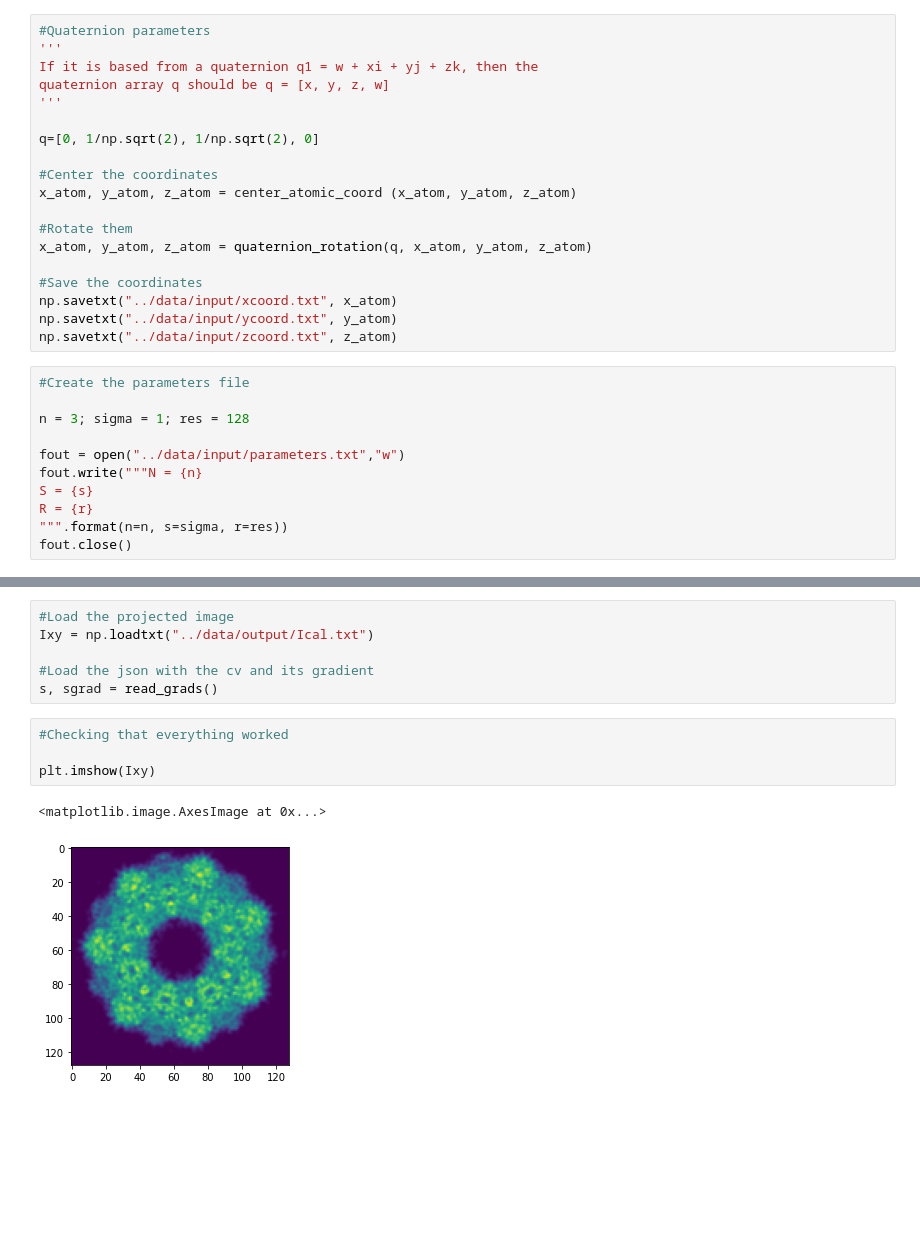
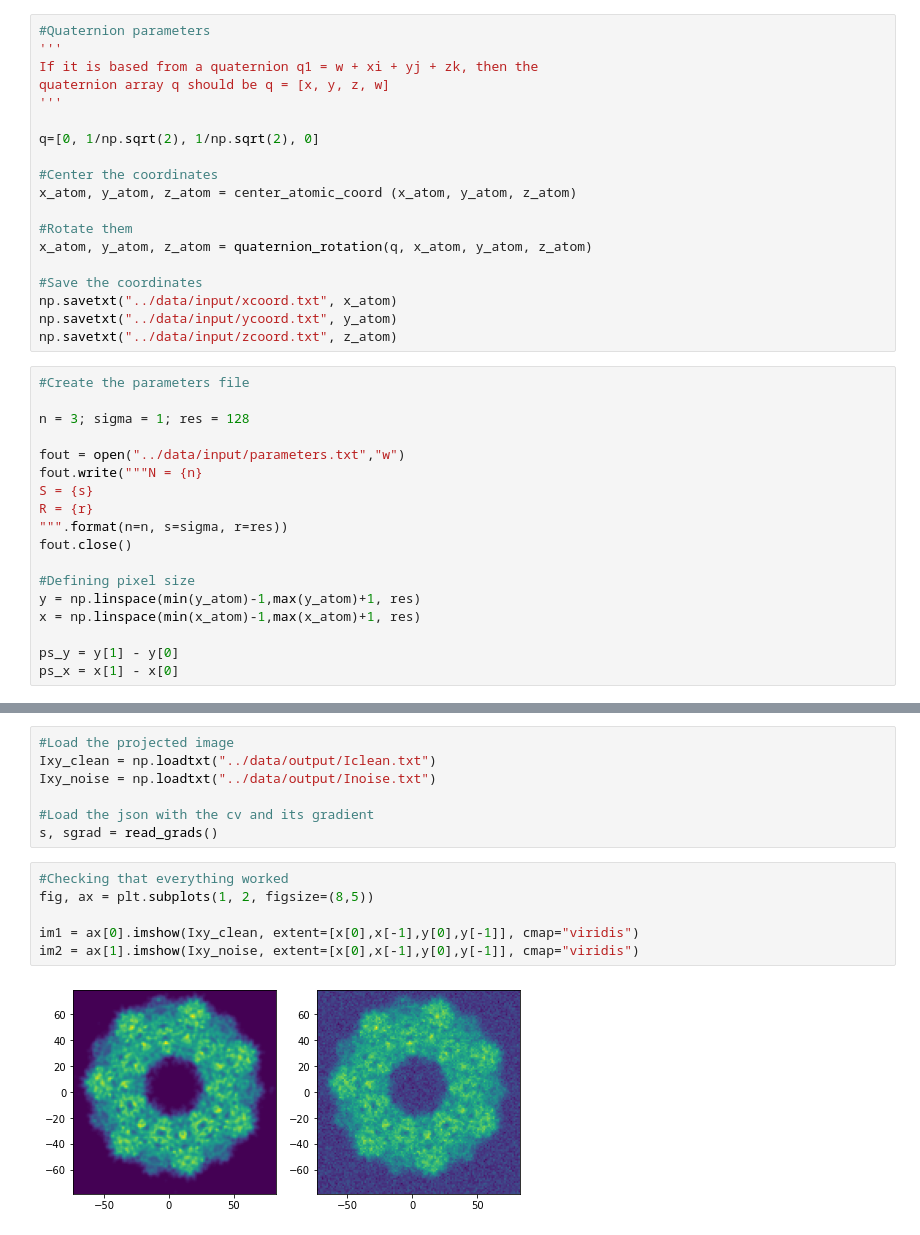
Before and after one commit to DSilva27/gradient_cryoEM, a Jupyter notebook: python/gradient.ipynb, the cells around one changed output, grey strips where cells are left out. Cells and saved outputs as stored; diff of their text form; blank space fills up the shorter version.

```diff
--- a/python/gradient.ipynb
+++ b/python/gradient.ipynb
@@ -116,6 +126,13 @@ S = {s}
 R = {r}
 """.format(n=n, s=sigma, r=res))
 fout.close()
+
+#Defining pixel size
+y = np.linspace(min(y_atom)-1,max(y_atom)+1, res)
+x = np.linspace(min(x_atom)-1,max(x_atom)+1, res)
+
+ps_y = y[1] - y[0]
+ps_x = x[1] - x[0]
 # %%
 #run the c++ code
 
@@ -129,13 +154,15 @@ os.system("cd .. && ./main.out");
 # %%
 #Load the projected image
-Ixy = np.loadtxt("../data/output/Ical.txt")
+Ixy_clean = np.loadtxt("../data/output/Iclean.txt")
+Ixy_noise = np.loadtxt("../data/output/Inoise.txt")
 
 #Load the json with the cv and its gradient
 s, sgrad = read_grads()
-# %%
-#Checking that everything worked
-
-plt.imshow(Ixy)
-# %% [output]
-<matplotlib.image.AxesImage at 0x...>
-[figure, removed]
+# %%
+#Checking that everything worked
+fig, ax = plt.subplots(1, 2, figsize=(8,5))
+
+im1 = ax[0].imshow(Ixy_clean, extent=[x[0],x[-1],y[0],y[-1]], cmap="viridis")
+im2 = ax[1].imshow(Ixy_noise, extent=[x[0],x[-1],y[0],y[-1]], cmap="viridis")
+# %% [output]
+[figure, added]
```
Also changed, not shown: parts of 17 cells of this notebook, 4 other files.
